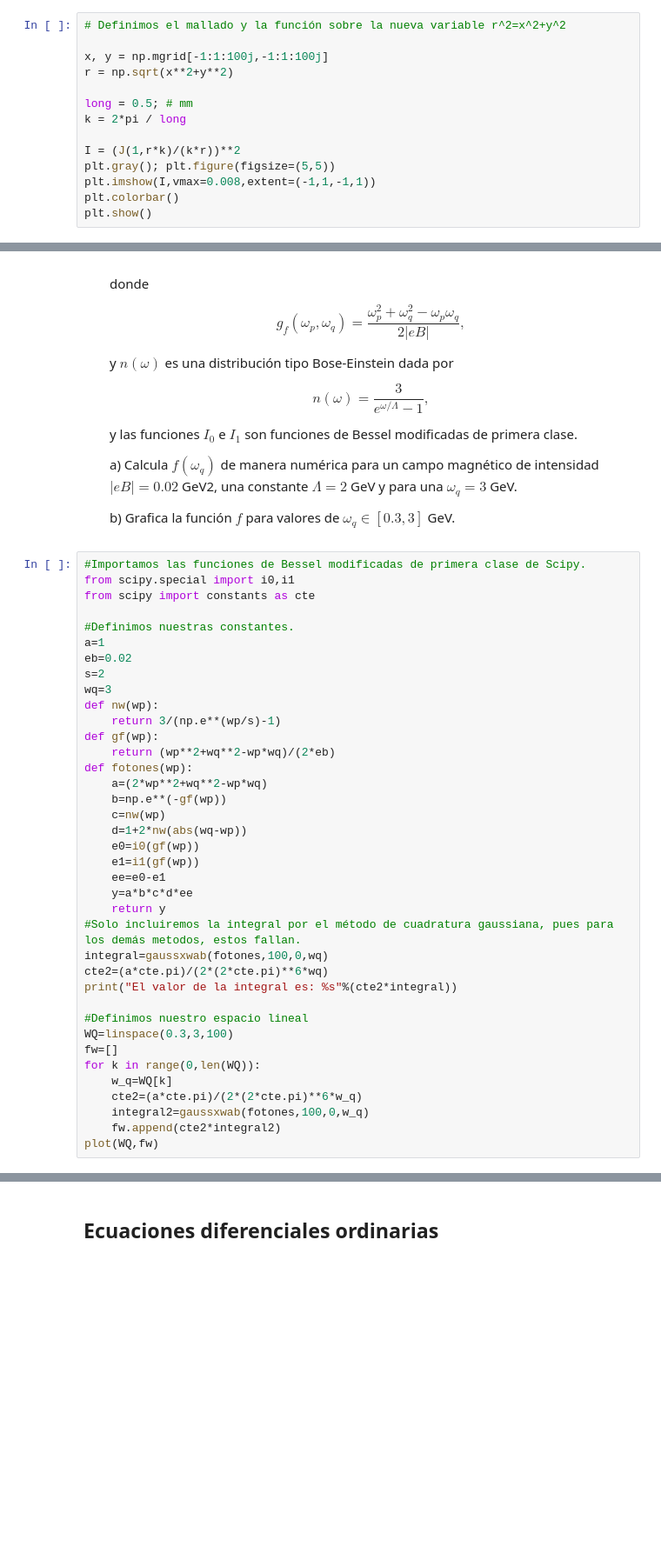
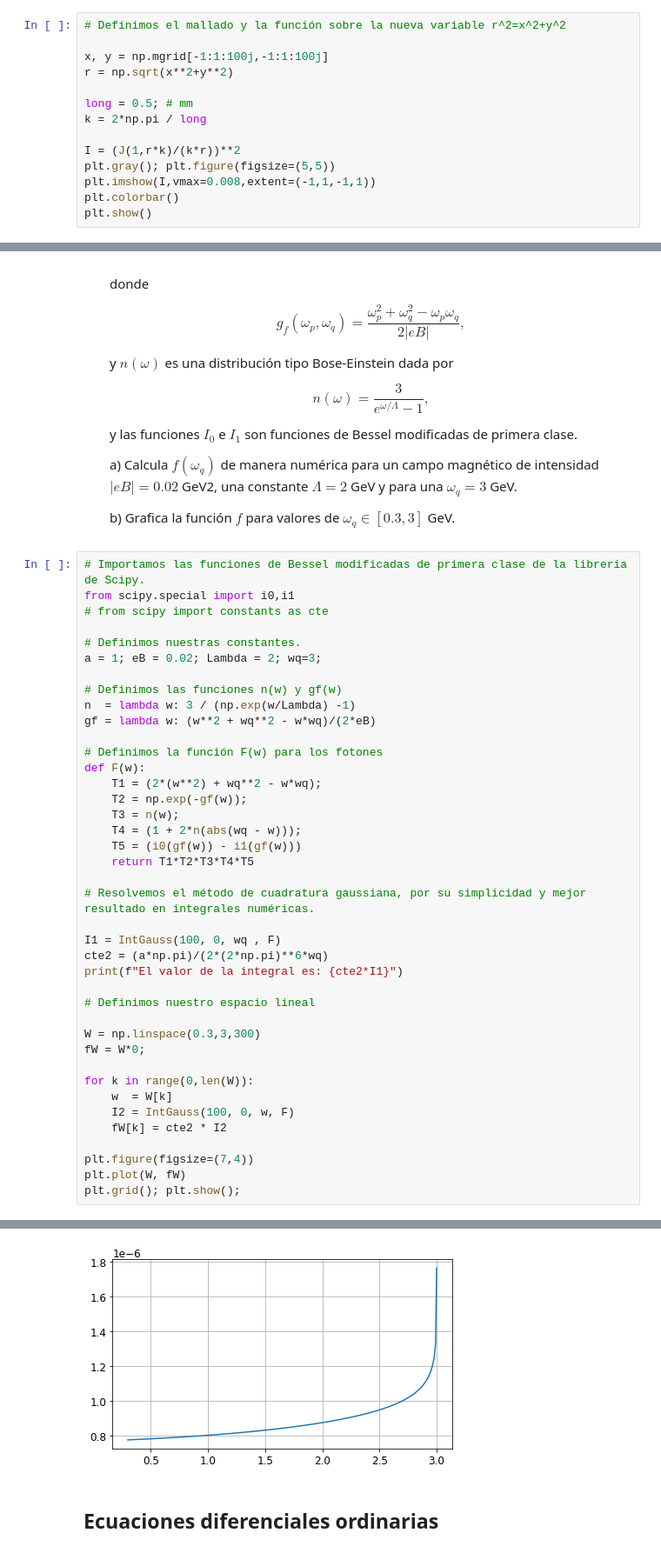
Before and after one commit to joshbrx/Fisica-Computacional, a Jupyter notebook: T2_BrionesAndrade.ipynb, the cells around one changed output, grey strips where cells are left out. Shown at 87% size. Cells and saved outputs as stored; diff of their text form; blank space fills up the shorter version.

```diff
--- a/T2_BrionesAndrade.ipynb
+++ b/T2_BrionesAndrade.ipynb
@@ -486,7 +486,7 @@ x, y = np.mgrid[-1:1:100j,-1:1:100j]
 r = np.sqrt(x**2+y**2)
 
 long = 0.5; # mm
-k = 2*pi / long
+k = 2*np.pi / long
 
 I = (J(1,r*k)/(k*r))**2
 plt.gray(); plt.figure(figsize=(5,5))
@@ -610,40 +611,43 @@ tabla
 
     b) Grafica la función $f$ para valores de $\omega_q \in [0.3, 3]$ GeV.
 # %%
-#Importamos las funciones de Bessel modificadas de primera clase de Scipy.
+# Importamos las funciones de Bessel modificadas de primera clase de la libreria de Scipy.
 from scipy.special import i0,i1
-from scipy import constants as cte
+# from scipy import constants as cte
 
-#Definimos nuestras constantes.
-a=1
-eb=0.02
-s=2
-wq=3
-def nw(wp):
-    return 3/(np.e**(wp/s)-1)
-def gf(wp):
-    return (wp**2+wq**2-wp*wq)/(2*eb)
-def fotones(wp):
-    a=(2*wp**2+wq**2-wp*wq)
-    b=np.e**(-gf(wp))
-    c=nw(wp)
-    d=1+2*nw(abs(wq-wp))
-    e0=i0(gf(wp))
-    e1=i1(gf(wp))
-    ee=e0-e1
-    y=a*b*c*d*ee
-    return y
-#Solo incluiremos la integral por el método de cuadratura gaussiana, pues para los demás metodos, estos fallan.
-integral=gaussxwab(fotones,100,0,wq)
-cte2=(a*cte.pi)/(2*(2*cte.pi)**6*wq)
-print("El valor de la integral es: %s"%(cte2*integral))
+# Definimos nuestras constantes.
+a = 1; eB = 0.02; Lambda = 2; wq=3;
 
-#Definimos nuestro espacio lineal
-WQ=linspace(0.3,3,100)
-fw=[]
-for k in range(0,len(WQ)):
-    w_q=WQ[k]
-    cte2=(a*cte.pi)/(2*(2*cte.pi)**6*w_q)
-    integral2=gaussxwab(fotones,100,0,w_q)
-    fw.append(cte2*integral2)
-plot(WQ,fw)
+# Definimos las funciones n(w) y gf(w)
+n  = lambda w: 3 / (np.exp(w/Lambda) -1)
+gf = lambda w: (w**2 + wq**2 - w*wq)/(2*eB)
+
+# Definimos la función F(w) para los fotones
+def F(w):
+    T1 = (2*(w**2) + wq**2 - w*wq);
+    T2 = np.exp(-gf(w));
+    T3 = n(w);
+    T4 = (1 + 2*n(abs(wq - w)));
+    T5 = (i0(gf(w)) - i1(gf(w)))
+    return T1*T2*T3*T4*T5
+
+# Resolvemos el método de cuadratura gaussiana, por su simplicidad y mejor resultado en integrales numéricas.
+
+I1 = IntGauss(100, 0, wq , F)
+cte2 = (a*np.pi)/(2*(2*np.pi)**6*wq)
+print(f"El valor de la integral es: {cte2*I1}")
+
+# Definimos nuestro espacio lineal
+
+W = np.linspace(0.3,3,300)
+fW = W*0;
+
+for k in range(0,len(W)):
+    w  = W[k]
+    I2 = IntGauss(100, 0, w, F)
+    fW[k] = cte2 * I2
+
+plt.figure(figsize=(7,4))
+plt.plot(W, fW)
+plt.grid(); plt.show();
+# %% [output]
@@ -650,3 +655,4 @@ plot(WQ,fw)
+[figure, added]
 # %% [markdown]
 ## Ecuaciones diferenciales ordinarias
 # %% [markdown]
```
Also changed, not shown: parts of 17 cells of this notebook.
